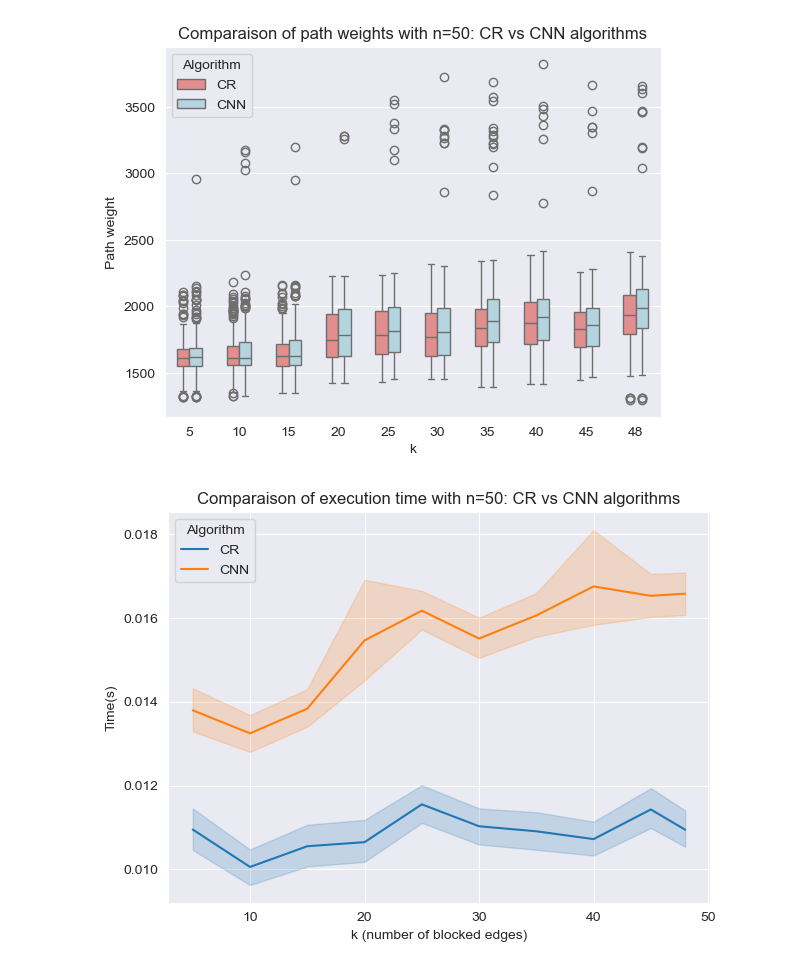
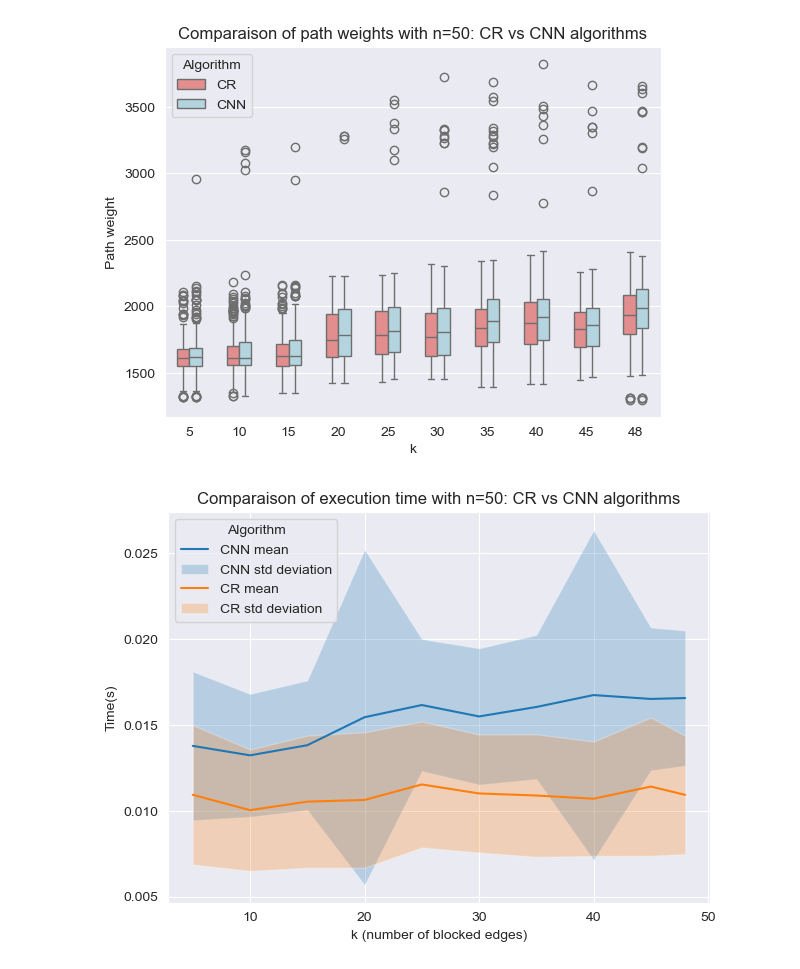
Before and after one commit to JiahuaLiY/CR_and_CNN_algorithm, a Jupyter notebook: plotExperiments.ipynb, the cells around one changed output. Cells and saved outputs as stored; diff of their text form; code cells hidden in the pictures.

Commit message:
plot image

```diff
--- a/plotExperiments.ipynb
+++ b/plotExperiments.ipynb
@@ -103,19 +124,29 @@ plt.show()
 # %%
 fig3, ax3 = plt.subplots()
 
-sns.lineplot(
-    data=dataFrame,
-    x='k',
-    y='run time',
-    hue='algorithm',
-    ax=ax3
-)
+stats = (dataFrame
+         .groupby(['algorithm', 'k'])['run time']
+         .agg(mean='mean', std=lambda x: np.std(x, ddof=1))
+         .reset_index())
+
+for algo, sub in stats.groupby('algorithm'):
+    sub = sub.sort_values('k')
+
+    ax3.plot(sub['k'], sub['mean'], label=f'{algo} mean')
+
+    ax3.fill_between(
+        sub['k'],
+        sub['mean'] - sub['std'],
+        sub['mean'] + sub['std'],
+        alpha=0.25,
+        label=f'{algo} std deviation'
+    )
 
 plt.title("Comparaison of execution time with n=50: CR vs CNN algorithms")
 plt.xlabel("k (number of blocked edges)")
 plt.ylabel("Time(s)")
 plt.legend(title='Algorithm')
 plt.tight_layout()
 plt.show()
 # %% [output]
-[figure, old version]
+[figure, new version]
```
Also changed, not shown: parts of 3 cells of this notebook, 3 other files.
